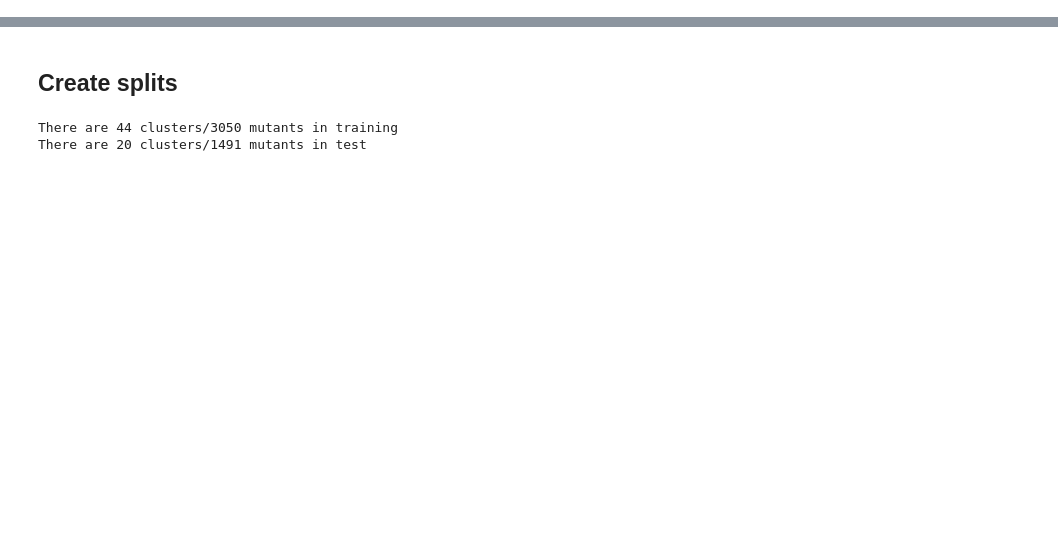
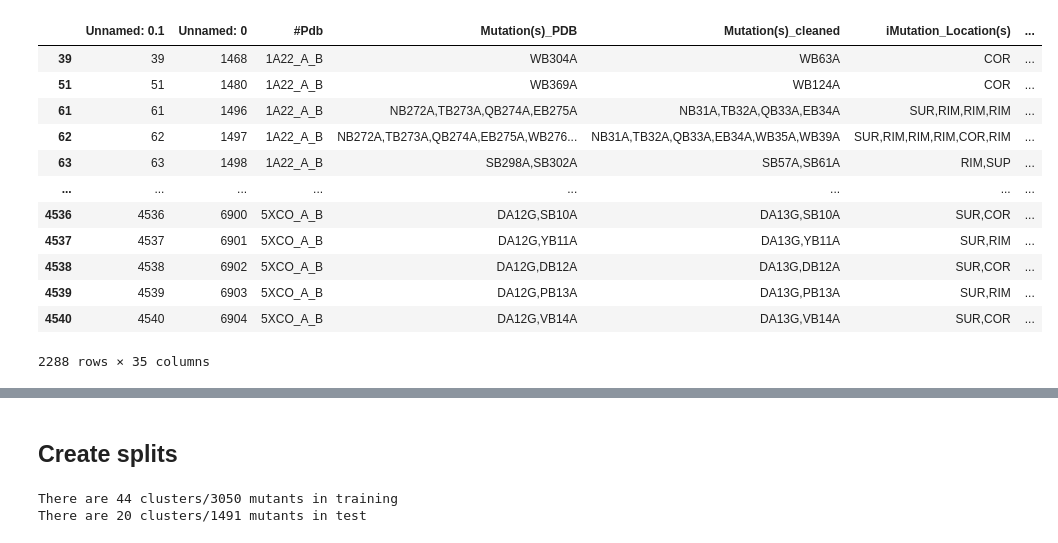
Before and after one commit to glebpnkv/StaB-ddG, a Jupyter notebook: data/SKEMPI/skempi_splits.ipynb, the cells around one changed output, grey strips where cells are left out. Drawn from its saved outputs; the diff is of its cells as text; code cells hidden in the pictures; blank space fills up the shorter version.

```diff
--- a/data/SKEMPI/skempi_splits.ipynb
+++ b/data/SKEMPI/skempi_splits.ipynb
@@ -6,3 +6,19 @@ import os
 import pickle
 # %%
 filtered_skempi = pd.read_csv('filtered_skempi.csv')
+# %%
+filtered_skempi[filtered_skempi['SKEMPI version'] == 2]
+# %% [output]
+|  | Unnamed: 0.1 | Unnamed: 0 | #Pdb | Mutation(s)_PDB | Mutation(s)_cleaned | iMutation_Location(s) | ... |
+| 39 | 39 | 1468 | 1A22_A_B | WB304A | WB63A | COR | ... |
+| 51 | 51 | 1480 | 1A22_A_B | WB369A | WB124A | COR | ... |
+| 61 | 61 | 1496 | 1A22_A_B | NB272A,TB273A,QB274A,EB275A | NB31A,TB32A,QB33A,EB34A | SUR,RIM,RIM,RIM | ... |
+| 62 | 62 | 1497 | 1A22_A_B | NB272A,TB273A,QB274A,EB275A,WB276... | NB31A,TB32A,QB33A,EB34A,WB35A,WB39A | SUR,RIM,RIM,RIM,COR,RIM | ... |
+| 63 | 63 | 1498 | 1A22_A_B | SB298A,SB302A | SB57A,SB61A | RIM,SUP | ... |
+| ... | ... | ... | ... | ... | ... | ... | ... |
+| 4536 | 4536 | 6900 | 5XCO_A_B | DA12G,SB10A | DA13G,SB10A | SUR,COR | ... |
+| 4537 | 4537 | 6901 | 5XCO_A_B | DA12G,YB11A | DA13G,YB11A | SUR,RIM | ... |
+| 4538 | 4538 | 6902 | 5XCO_A_B | DA12G,DB12A | DA13G,DB12A | SUR,COR | ... |
+| 4539 | 4539 | 6903 | 5XCO_A_B | DA12G,PB13A | DA13G,PB13A | SUR,RIM | ... |
+| 4540 | 4540 | 6904 | 5XCO_A_B | DA12G,VB14A | DA13G,VB14A | SUR,COR | ... |
+2288 rows × 35 columns
```
Also changed, not shown: parts of 1 cell of this notebook, 35 other files.
